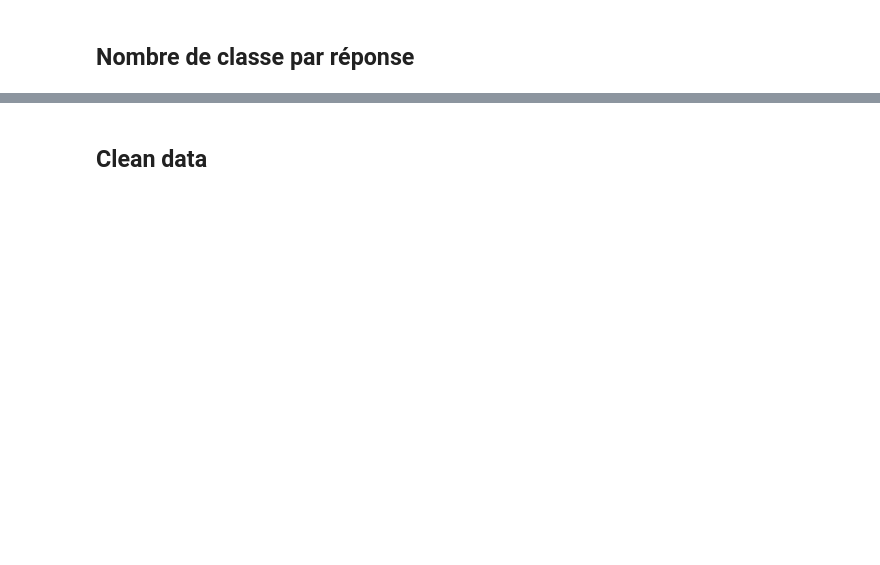
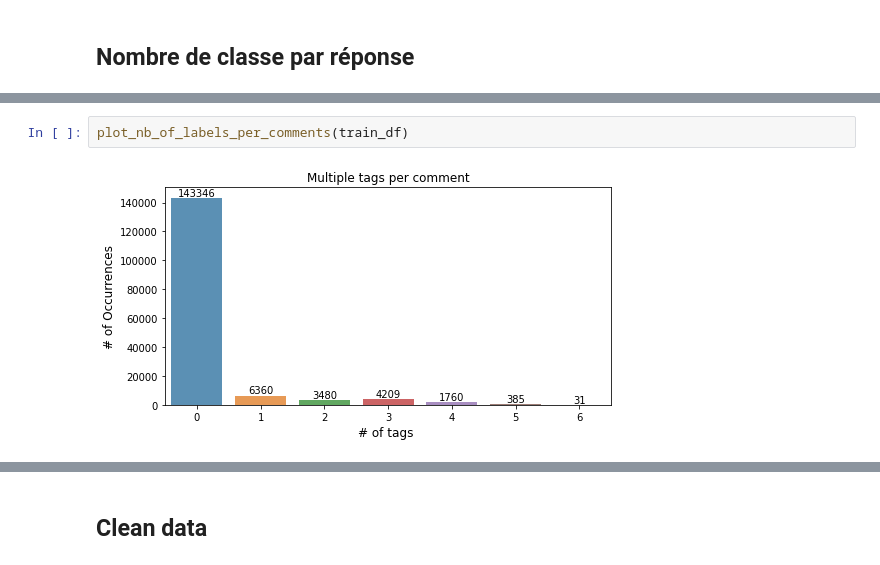
Before and after one commit to LeaNac/Multi-label_text_classification, a Jupyter notebook: notebook/Toxic_comment_challenge.ipynb, the cells around one changed output, grey strips where cells are left out. Drawn from its saved outputs; the diff is of its cells as text; blank space fills up the shorter version.

```diff
--- a/notebook/Toxic_comment_challenge.ipynb
+++ b/notebook/Toxic_comment_challenge.ipynb
@@ -59,2 +52,6 @@ COMMENT = 'comment_text'
+# %%
+plot_nb_of_labels_per_comments(train_df)
+# %% [output]
+[figure, added]
 # %%
 train_df.shape,len(test_df)
```
Also changed, not shown: parts of 15 cells of this notebook, 6 other files.
